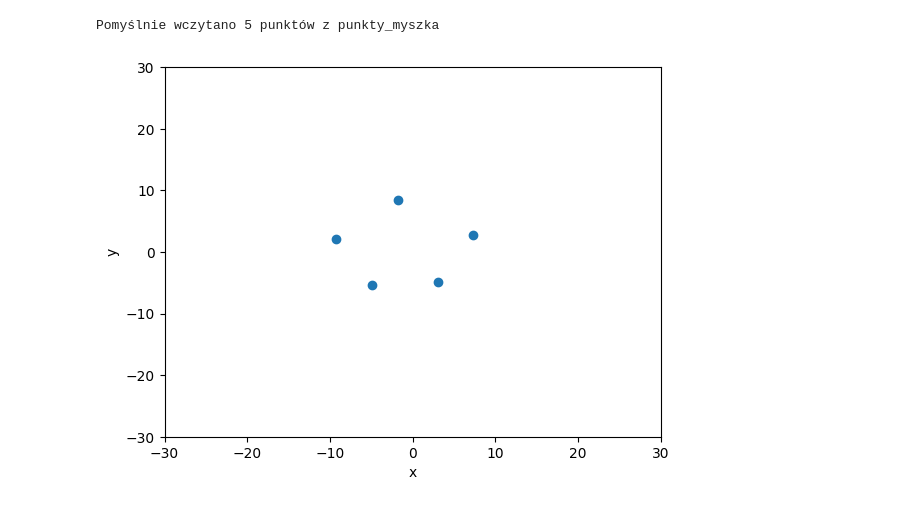
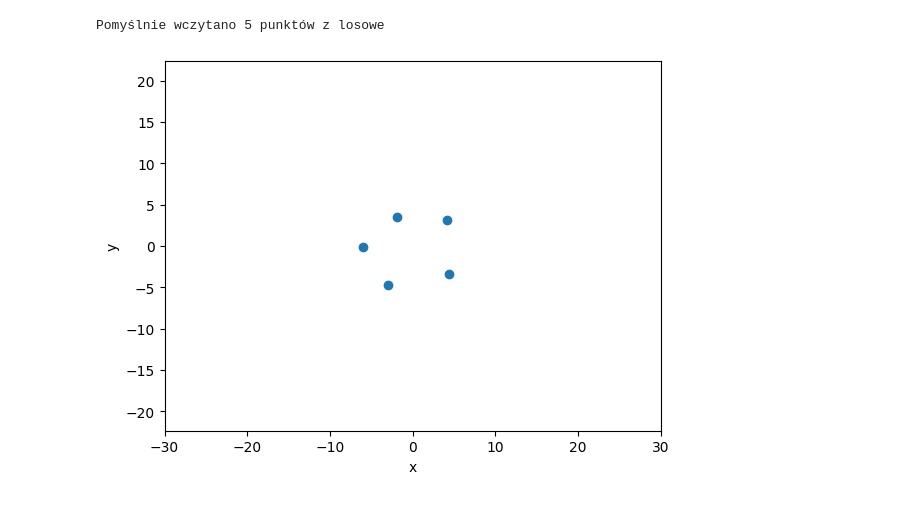
Before and after one commit to Szymbuk/Algorytmy-Geometryczne, a Jupyter notebook: bitalg/Projekt/main.ipynb, the cells around one changed output. Cells and saved outputs as stored; diff of their text form; code cells hidden in the pictures.

```diff
--- a/bitalg/Projekt/main.ipynb
+++ b/bitalg/Projekt/main.ipynb
@@ -24,22 +24,24 @@ Pomyślnie zapisano 5000 punktów do koło
 # %%
-filename = "punkty_myszka"
+filename = "losowe"
 points = load_points_from_csv(filename)
 # %% [output]
-Pomyślnie wczytano 5 punktów z punkty_myszka
+Pomyślnie wczytano 5 punktów z losowe
 # %%
 %matplotlib inline
 vis = Visualizer()
 x_min = -10
 x_max = 10
 y_min= -10
 y_max = 10
 vis.set_limits((3*x_min,3*x_max),(3*y_min,3*y_max))
 vis.add_point(list(map(lambda x: x.get_cords(),points)))
+vis.axis_equal()
 vis.show()
 vis.clear()
+vis.axis_equal()
 vis.set_limits((-30,30),(-30,30))
 # %% [output]
-[figure, old version]
+[figure, new version]
 # %%
 #wariant = "JaW"
 wariant = "Graph"
```
Also changed, not shown: parts of 5 cells of this notebook, 25 other files.
